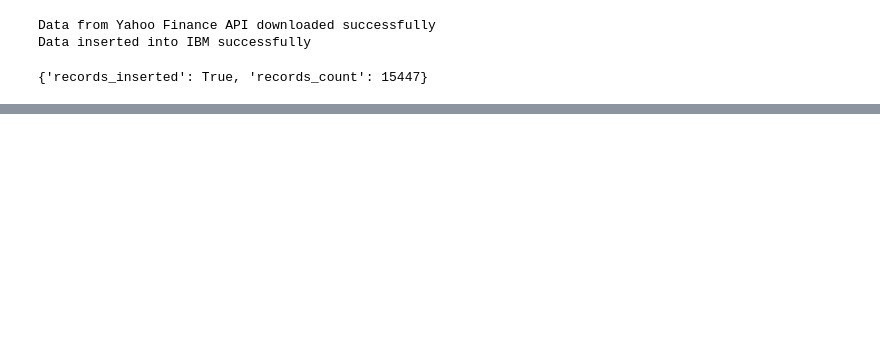
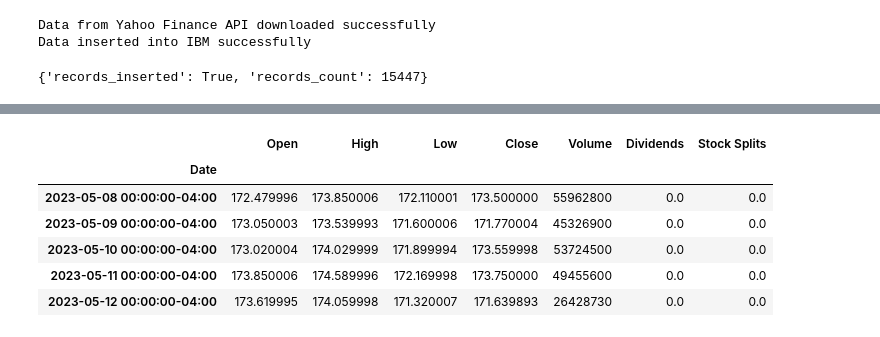
Before and after one commit to MohamedAbdElgni/ML-Stock-Ar-pred, a Jupyter notebook: test.ipynb, the cells around one changed output, grey strips where cells are left out. Saved outputs shown, nothing was run; the diff lists cells and outputs as text; code cells hidden in the pictures; blank space fills up the shorter version.

```diff
--- a/test.ipynb
+++ b/test.ipynb
@@ -42,3 +59,13 @@ repo.read_table(table_name="IBM",limit=5)
 import pandas as pd
 
 df_app = pd.read_sql_query(f"SELECT * FROM AAPL", connection, parse_dates=['Date'], index_col='Date')
+# %%
+df_app.tail(5)
+# %% [output]
+|  | Open | High | Low | Close | Volume | Dividends | Stock Splits |
+| Date |  |  |  |  |  |  |  |
+| 2023-05-08 00:00:00-04:00 | 172.479996 | 173.850006 | 172.110001 | 173.500000 | 55962800 | 0.0 | 0.0 |
+| 2023-05-09 00:00:00-04:00 | 173.050003 | 173.539993 | 171.600006 | 171.770004 | 45326900 | 0.0 | 0.0 |
+| 2023-05-10 00:00:00-04:00 | 173.020004 | 174.029999 | 171.899994 | 173.559998 | 53724500 | 0.0 | 0.0 |
+| 2023-05-11 00:00:00-04:00 | 173.850006 | 174.589996 | 172.169998 | 173.750000 | 49455600 | 0.0 | 0.0 |
+| 2023-05-12 00:00:00-04:00 | 173.619995 | 174.059998 | 171.320007 | 171.639893 | 26428730 | 0.0 | 0.0 |
```
Also changed, not shown: parts of 10 cells of this notebook, 31 other files.
